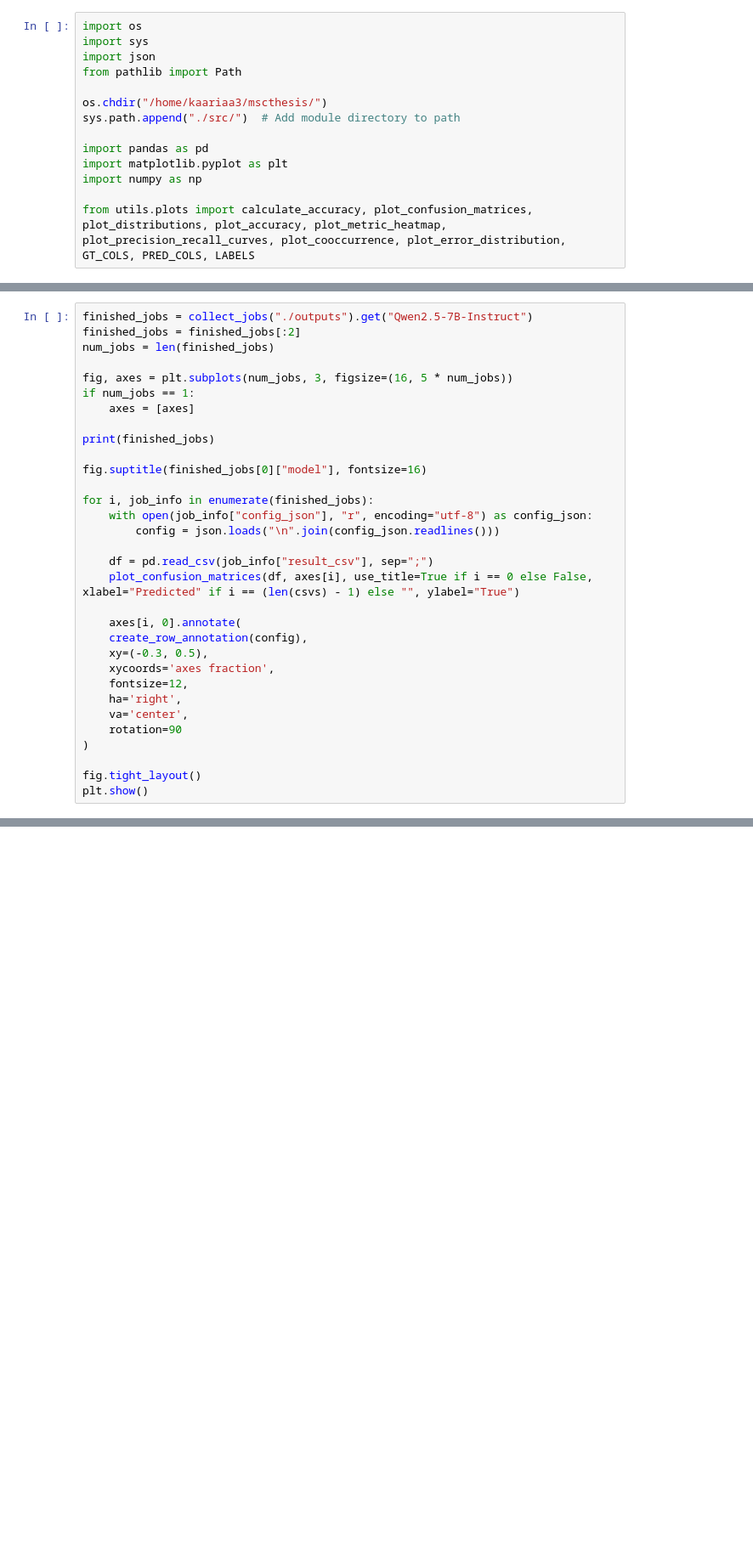
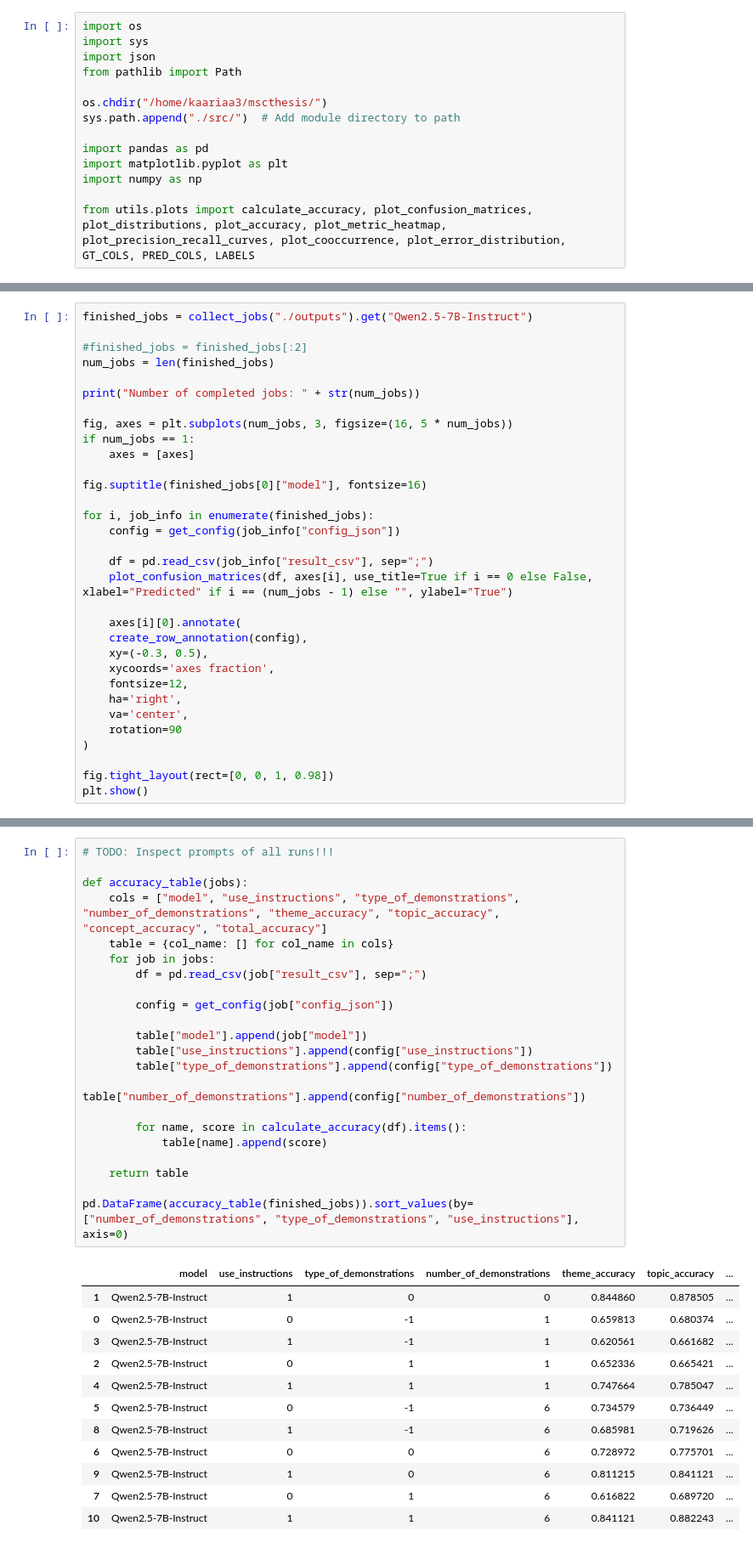
Before and after one commit to AleksiKaa/mscthesis, a Jupyter notebook: src/notebooks/results/compare_results.ipynb, the cells around one changed output, grey strips where cells are left out. Shown at 85% size. Saved outputs shown, nothing was run; the diff lists cells and outputs as text; blank space fills up the shorter version.

Commit message:
build table for results

```diff
--- a/src/notebooks/results/compare_results.ipynb
+++ b/src/notebooks/results/compare_results.ipynb
@@ -81,25 +88,25 @@ def collect_jobs(base_dir):
     return jobs
 # %%
 finished_jobs = collect_jobs("./outputs").get("Qwen2.5-7B-Instruct")
-finished_jobs = finished_jobs[:2]
+
+#finished_jobs = finished_jobs[:2]
 num_jobs = len(finished_jobs)
+
+print("Number of completed jobs: " + str(num_jobs))
 
 fig, axes = plt.subplots(num_jobs, 3, figsize=(16, 5 * num_jobs))
 if num_jobs == 1:
     axes = [axes]
 
-print(finished_jobs)
-
 fig.suptitle(finished_jobs[0]["model"], fontsize=16)
 
 for i, job_info in enumerate(finished_jobs):
-    with open(job_info["config_json"], "r", encoding="utf-8") as config_json:
-        config = json.loads("\n".join(config_json.readlines()))
+    config = get_config(job_info["config_json"])
 
     df = pd.read_csv(job_info["result_csv"], sep=";")
-    plot_confusion_matrices(df, axes[i], use_title=True if i == 0 else False, xlabel="Predicted" if i == (len(csvs) - 1) else "", ylabel="True")
+    plot_confusion_matrices(df, axes[i], use_title=True if i == 0 else False, xlabel="Predicted" if i == (num_jobs - 1) else "", ylabel="True")
 
-    axes[i, 0].annotate(
+    axes[i][0].annotate(
     create_row_annotation(config),
     xy=(-0.3, 0.5),
     xycoords='axes fraction',
@@ -109,6 +116,6 @@ for i, job_info in enumerate(finished_jobs):
     rotation=90
 )
 
-fig.tight_layout()
+fig.tight_layout(rect=[0, 0, 1, 0.98])
 plt.show()
 # %% [output]
@@ -116,3 +124,38 @@ TypeError: 'NoneType' object is not subscriptable
+# %%
+# TODO: Inspect prompts of all runs!!!
+
+def accuracy_table(jobs):
+    cols = ["model", "use_instructions", "type_of_demonstrations", "number_of_demonstrations", "theme_accuracy", "topic_accuracy", "concept_accuracy", "total_accuracy"]
+    table = {col_name: [] for col_name in cols}
+    for job in jobs:
+        df = pd.read_csv(job["result_csv"], sep=";")
+
+        config = get_config(job["config_json"])
+
+        table["model"].append(job["model"])
+        table["use_instructions"].append(config["use_instructions"])
+        table["type_of_demonstrations"].append(config["type_of_demonstrations"])
+        table["number_of_demonstrations"].append(config["number_of_demonstrations"])
+
+        for name, score in calculate_accuracy(df).items():
+            table[name].append(score)
+
+    return table
+
+pd.DataFrame(accuracy_table(finished_jobs)).sort_values(by=["number_of_demonstrations", "type_of_demonstrations", "use_instructions"], axis=0)
+# %% [output]
+|  | model | use_instructions | type_of_demonstrations | number_of_demonstrations | theme_accuracy | topic_accuracy | ... |
+| 1 | Qwen2.5-7B-Instruct | 1 | 0 | 0 | 0.844860 | 0.878505 | ... |
+| 0 | Qwen2.5-7B-Instruct | 0 | -1 | 1 | 0.659813 | 0.680374 | ... |
+| 3 | Qwen2.5-7B-Instruct | 1 | -1 | 1 | 0.620561 | 0.661682 | ... |
+| 2 | Qwen2.5-7B-Instruct | 0 | 1 | 1 | 0.652336 | 0.665421 | ... |
+| 4 | Qwen2.5-7B-Instruct | 1 | 1 | 1 | 0.747664 | 0.785047 | ... |
+| 5 | Qwen2.5-7B-Instruct | 0 | -1 | 6 | 0.734579 | 0.736449 | ... |
+| 8 | Qwen2.5-7B-Instruct | 1 | -1 | 6 | 0.685981 | 0.719626 | ... |
+| 6 | Qwen2.5-7B-Instruct | 0 | 0 | 6 | 0.728972 | 0.775701 | ... |
+| 9 | Qwen2.5-7B-Instruct | 1 | 0 | 6 | 0.811215 | 0.841121 | ... |
+| 7 | Qwen2.5-7B-Instruct | 0 | 1 | 6 | 0.616822 | 0.689720 | ... |
+| 10 | Qwen2.5-7B-Instruct | 1 | 1 | 6 | 0.841121 | 0.882243 | ... |
 # %%
 def build_figure_for_csv(csvs,
                          labels=LABELS,
```
Also changed, not shown: parts of 2 cells of this notebook.
